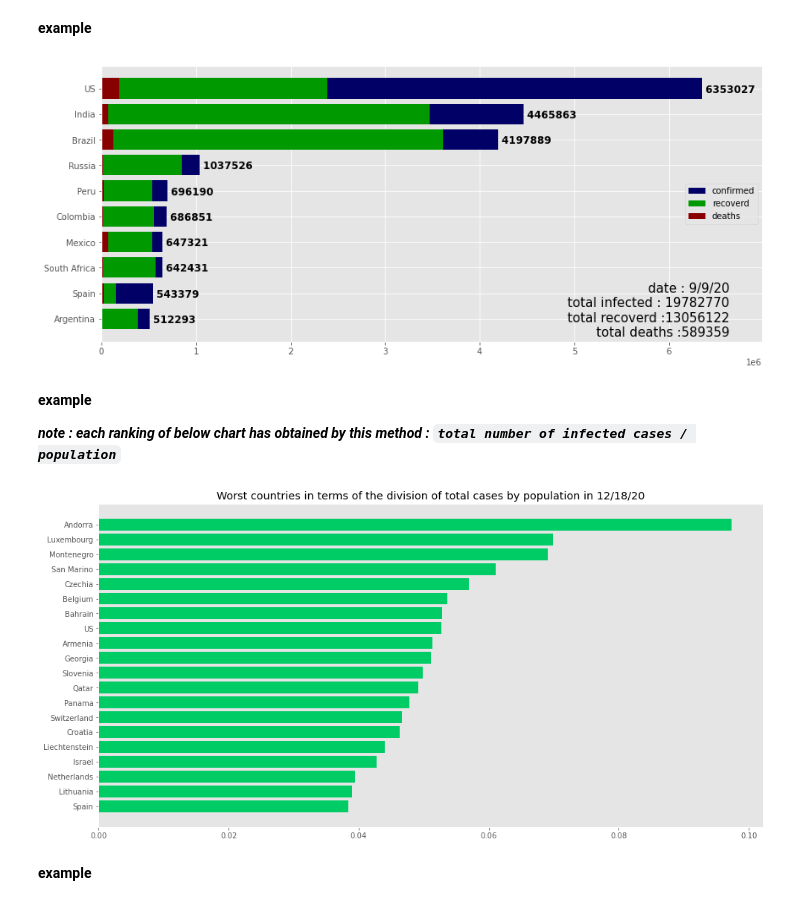
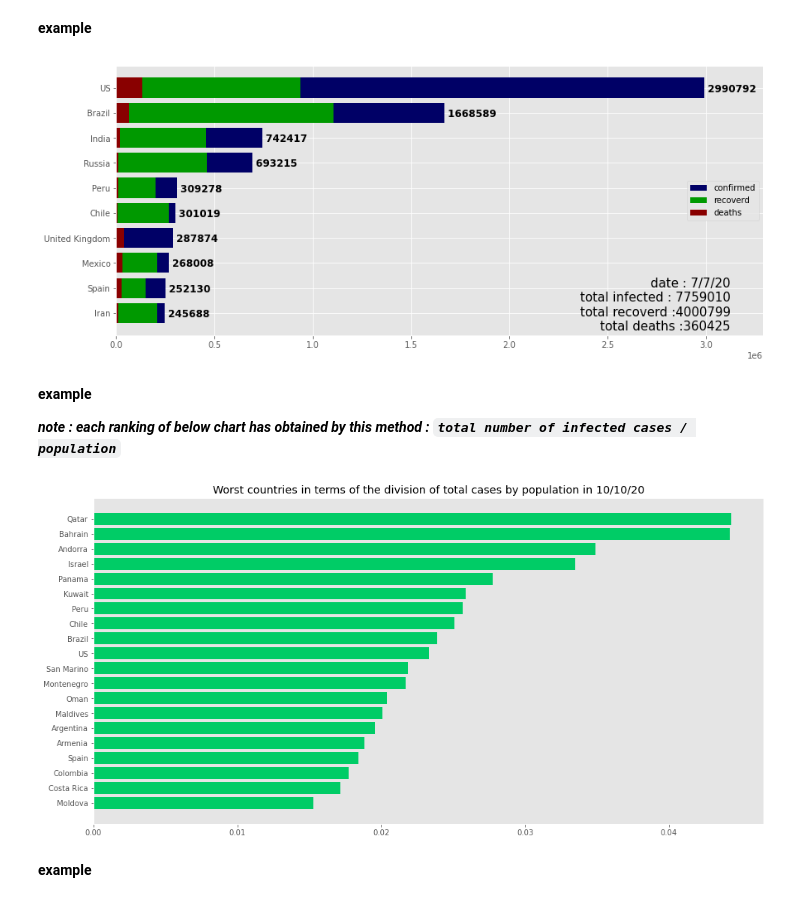
Before and after one commit to ThisIsMahdiZare/about-covid19, a Jupyter notebook: COVID19_statistic.ipynb, the cells around one changed output. Saved outputs shown, nothing was run; the diff lists cells and outputs as text; code cells hidden in the pictures.

```diff
--- a/COVID19_statistic.ipynb
+++ b/COVID19_statistic.ipynb
@@ -507,17 +507,17 @@ single_bar_chart(df='deaths', n_shown_countries=15)
 # %% [markdown]
 **example**
 # %%
-single_proportional_chart(date='9/9/20')
+single_proportional_chart(date='7/7/20')
 # %% [output]
-[figure, old version]
+[figure, new version]
 # %% [markdown]
 **example**
 
 ***note : each ranking of below chart has obtained by this method : ` total number of infected cases / population `***
 # %%
-single_total_cases_to_population(date='12/18/20', n_shown_countries=20)
+single_total_cases_to_population(date='10/10/20', n_shown_countries=20)
 # %% [output]
-[figure, old version]
+[figure, new version]
 # %% [markdown]
 **example**
 # %%
```
Also changed, not shown: parts of 26 cells of this notebook, 4 other files.
